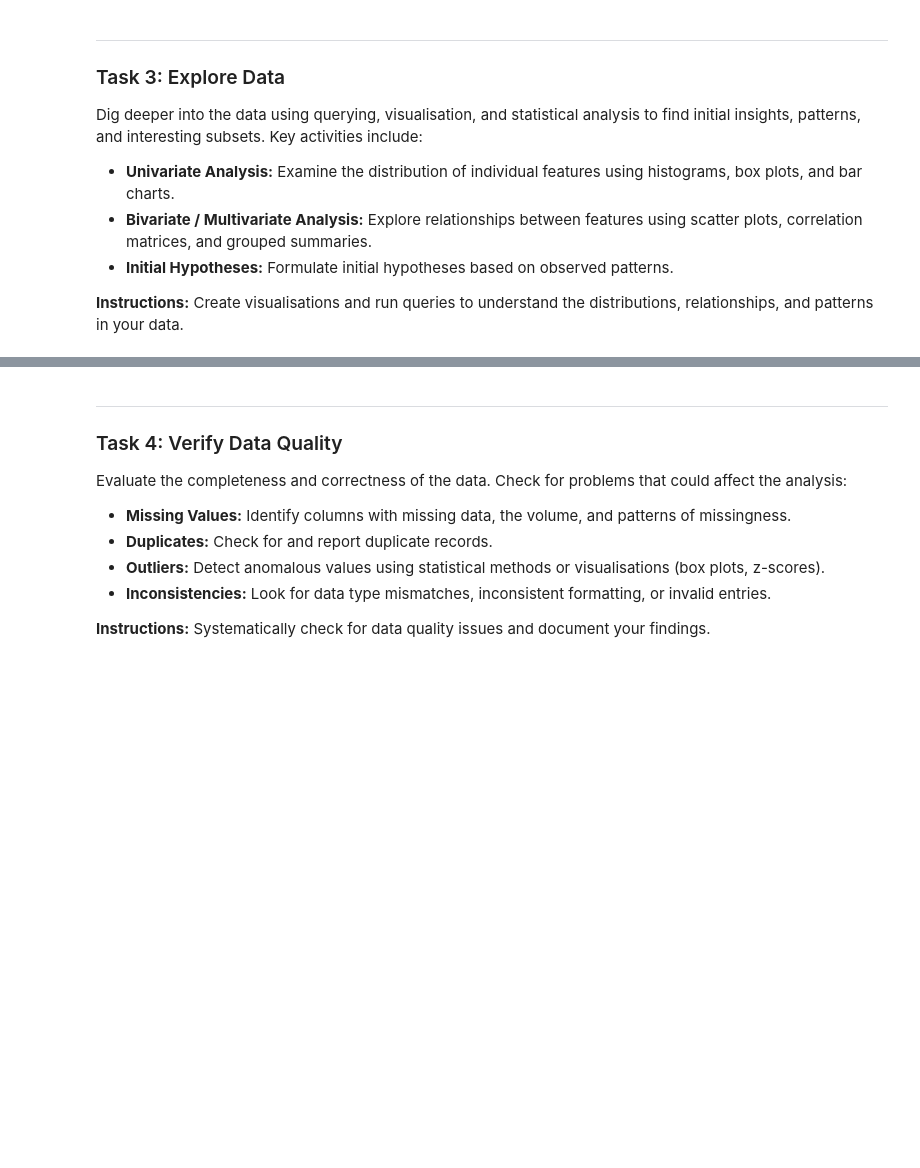
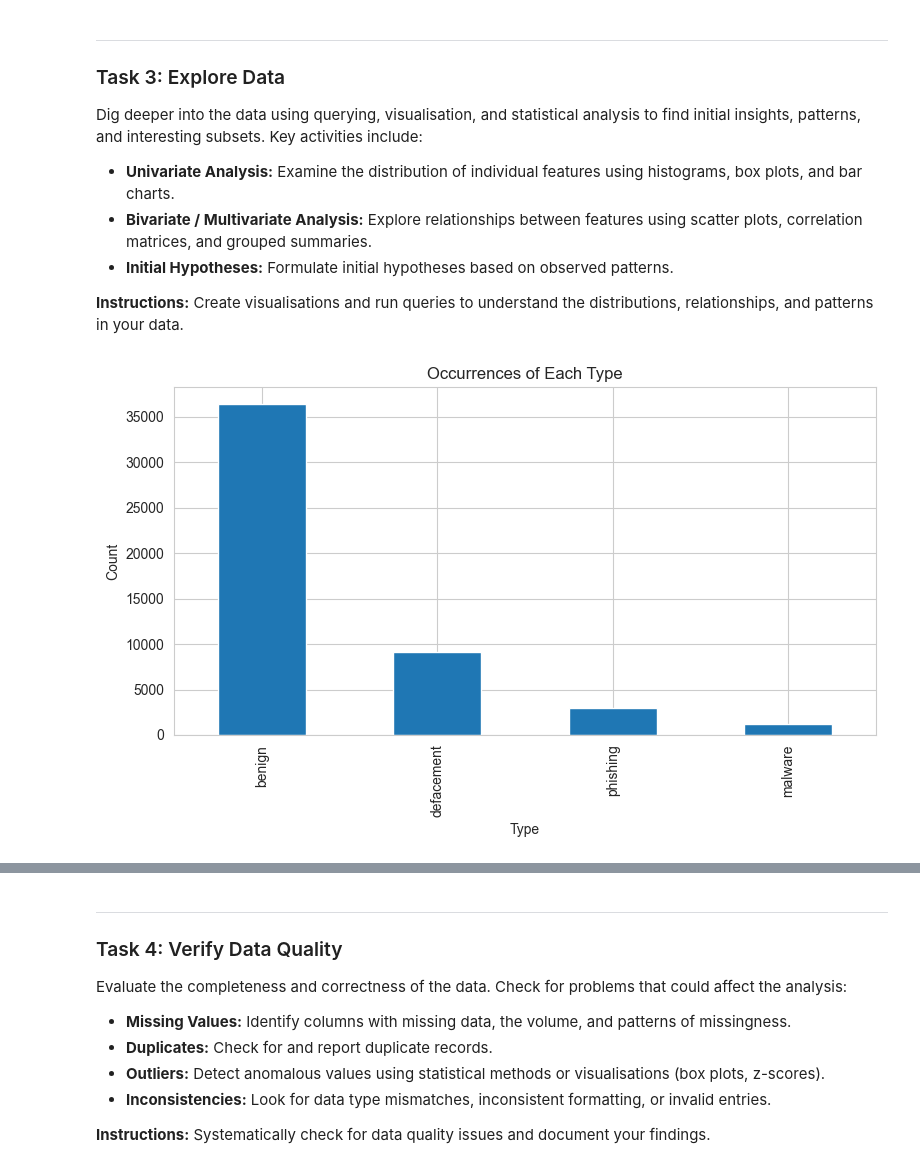
Before and after one commit to yassienE4/dsproject, a Jupyter notebook: notebooks/Phase_2_Data_Understanding.ipynb, the cells around one changed output, grey strips where cells are left out. Saved outputs shown, nothing was run; the diff lists cells and outputs as text; code cells hidden in the pictures; blank space fills up the shorter version.

```diff
--- a/notebooks/Phase_2_Data_Understanding.ipynb
+++ b/notebooks/Phase_2_Data_Understanding.ipynb
@@ -36,7 +36,7 @@ Acquire the necessary data and load it into the analysis environment. This task
 
 # https://www.kaggle.com/datasets/himadri07/malicious-urls-dataset-15k-rows
 
-DATA_PATH = 'data/Malicious URL v3.csv'
+DATA_PATH = '../data/Malicious_URL_v3.csv'
 
-# df = pd.read_csv(DATA_PATH)
-# df.head()
+df = pd.read_csv(DATA_PATH)
+df.head()
@@ -94,8 +158,21 @@ Dig deeper into the data using querying, visualisation, and statistical analysis
 # %%
 # TODO: Perform univariate analysis — explore distributions of individual features.
 # Example: Histograms for numerical columns
 
-# df.hist(figsize=(14, 10), bins=30, edgecolor='black')
-# plt.suptitle('Distribution of Numerical Features', fontsize=16, y=1.02)
-# plt.tight_layout()
-# plt.show()
+counts = df['type'].value_counts()
+
+# Create figure and axis
+fig, ax = plt.subplots(figsize=(8, 5))
+
+# Bar chart
+counts.plot(kind='bar', ax=ax)
+
+# Labels and title
+ax.set_title("Occurrences of Each Type")
+ax.set_xlabel("Type")
+ax.set_ylabel("Count")
+
+plt.tight_layout()
+plt.show()
+# %% [output]
+[figure, added]
```
Also changed, not shown: parts of 14 cells of this notebook, 2 other files.
